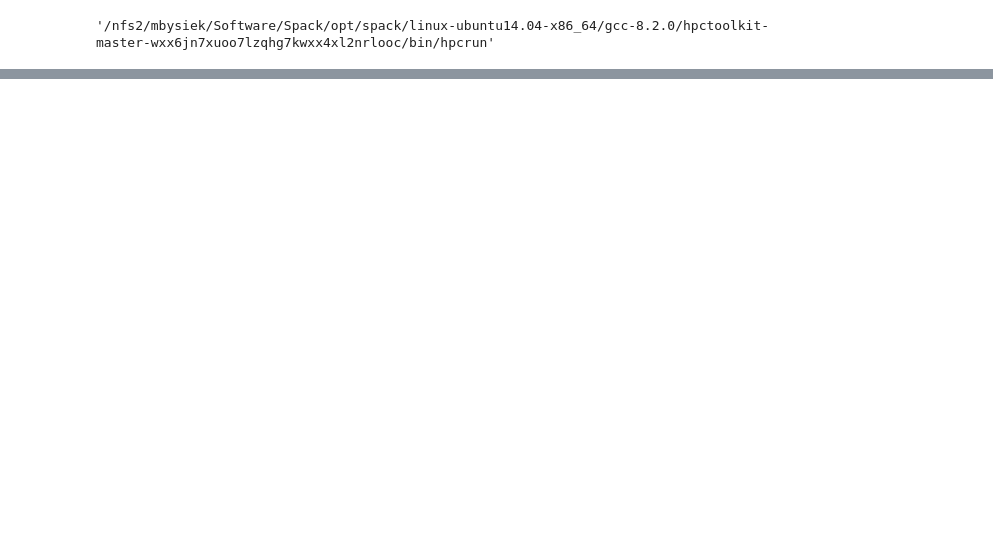
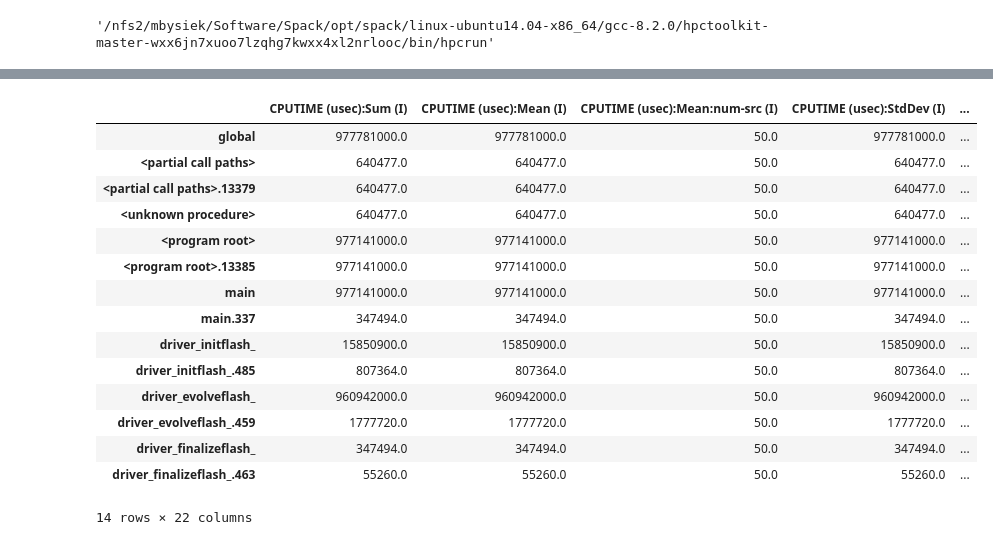
Before and after one commit to mbdevpl/docker-transpyle-flash, a Jupyter notebook: profile_flash.ipynb, the cells around one changed output, grey strips where cells are left out. Drawn from its saved outputs; the diff is of its cells as text; code cells hidden in the pictures; blank space fills up the shorter version.

```diff
--- a/profile_flash.ipynb
+++ b/profile_flash.ipynb
@@ -8,0 +16,2 @@ import typing as t
+# %%
+_LOG = logging.getLogger('profile_flash')
@@ -8,0 +26,2 @@ import typing as t
+# %%
+_RESULTS_ROOT = pathlib.Path(_HERE, 'results')
@@ -85,0 +154,18 @@ def build_flash(test_name):
+# %%
+def date_str(date=None) -> str:
+    if date is None:
+        date = _NOW
+    return date.strftime('%Y%m%d-%H%M%S')
+
+
+def logs_path(date=None, *, test_name) -> pathlib.Path:
+    return _RESULTS_ROOT.joinpath('{}_{}'.format(date_str(date), test_name))
+
+
+def profile_path(date=None, *, test_name) -> pathlib.Path:
+    return _RESULTS_ROOT.joinpath('profile_{}_{}'.format(date_str(date), test_name))
+
+
+def profile_db_path(date=None, *, test_name) -> pathlib.Path:
+    profile_dir = profile_path(date, test_name=test_name)
+    return profile_dir.with_name(profile_dir.name + '_db')
@@ -93,0 +314,3 @@ profile_flash()
+# %%
+df = HPCtoolkitDB(path=profile_db_path(
+    datetime.datetime(2018, 9, 5, 12, 5, 19, 934255), test_name='subset_Sedov_base_a').joinpath('experiment.xml'))
@@ -93,0 +354,19 @@ profile_flash()
+# %%
+df
+# %% [output]
+|  | CPUTIME (usec):Sum (I) | CPUTIME (usec):Mean (I) | CPUTIME (usec):Mean:num-src (I) | CPUTIME (usec):StdDev (I) | ... |
+| global | 977781000.0 | 977781000.0 | 50.0 | 977781000.0 | ... |
+| <partial call paths> | 640477.0 | 640477.0 | 50.0 | 640477.0 | ... |
+| <partial call paths>.13379 | 640477.0 | 640477.0 | 50.0 | 640477.0 | ... |
+| <unknown procedure> | 640477.0 | 640477.0 | 50.0 | 640477.0 | ... |
+| <program root> | 977141000.0 | 977141000.0 | 50.0 | 977141000.0 | ... |
+| <program root>.13385 | 977141000.0 | 977141000.0 | 50.0 | 977141000.0 | ... |
+| main | 977141000.0 | 977141000.0 | 50.0 | 977141000.0 | ... |
+| main.337 | 347494.0 | 347494.0 | 50.0 | 347494.0 | ... |
+| driver_initflash_ | 15850900.0 | 15850900.0 | 50.0 | 15850900.0 | ... |
+| driver_initflash_.485 | 807364.0 | 807364.0 | 50.0 | 807364.0 | ... |
+| driver_evolveflash_ | 960942000.0 | 960942000.0 | 50.0 | 960942000.0 | ... |
+| driver_evolveflash_.459 | 1777720.0 | 1777720.0 | 50.0 | 1777720.0 | ... |
+| driver_finalizeflash_ | 347494.0 | 347494.0 | 50.0 | 347494.0 | ... |
+| driver_finalizeflash_.463 | 55260.0 | 55260.0 | 50.0 | 55260.0 | ... |
+14 rows × 22 columns
```
Also changed, not shown: parts of 29 cells of this notebook.
